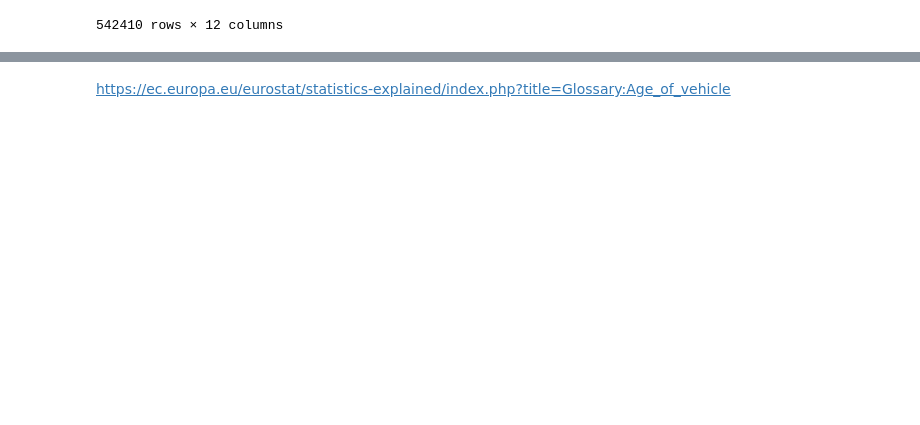
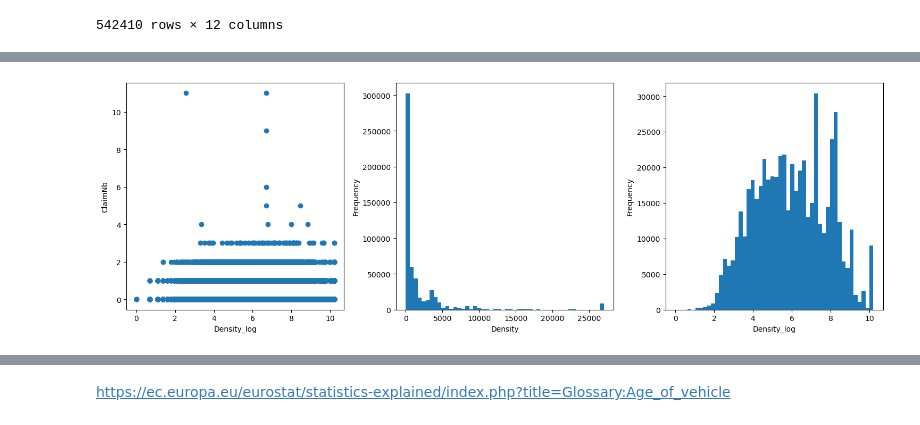
Before and after one commit to HKrtsn/ML-Project, a Jupyter notebook: exploratory_data_analysis.ipynb, the cells around one changed output, grey strips where cells are left out. Drawn from its saved outputs; the diff is of its cells as text; code cells hidden in the pictures; blank space fills up the shorter version.

```diff
--- a/exploratory_data_analysis.ipynb
+++ b/exploratory_data_analysis.ipynb
@@ -271,6 +47,27 @@ le = LabelEncoder()
 
 for col in categorical_cols:
     df[col] = le.fit_transform(df[col])
+# %%
+df['Density_log']=np.log(df['Density'])
+
+fig, axes=plt.subplots(1, 3, figsize=(15,5))
+
+axes[0].scatter(x=df['Density_log'], y=df['ClaimNb'])
+axes[0].set_xlabel('Density_log')
+axes[0].set_ylabel('ClaimNb')
+
+axes[1].hist(df['Density'].values, bins=50)
+axes[1].set_xlabel('Density')
+axes[1].set_ylabel('Frequency')
+
+axes[2].hist(df['Density_log'], bins=50)
+axes[2].set_xlabel('Density_log')
+axes[2].set_ylabel('Frequency')
+
+plt.tight_layout()
+plt.show()
+# %% [output]
+[figure, added]
 # %%
 df.corr()
 # %% [output]
```
Also changed, not shown: parts of 25 cells of this notebook, 1 other file.
